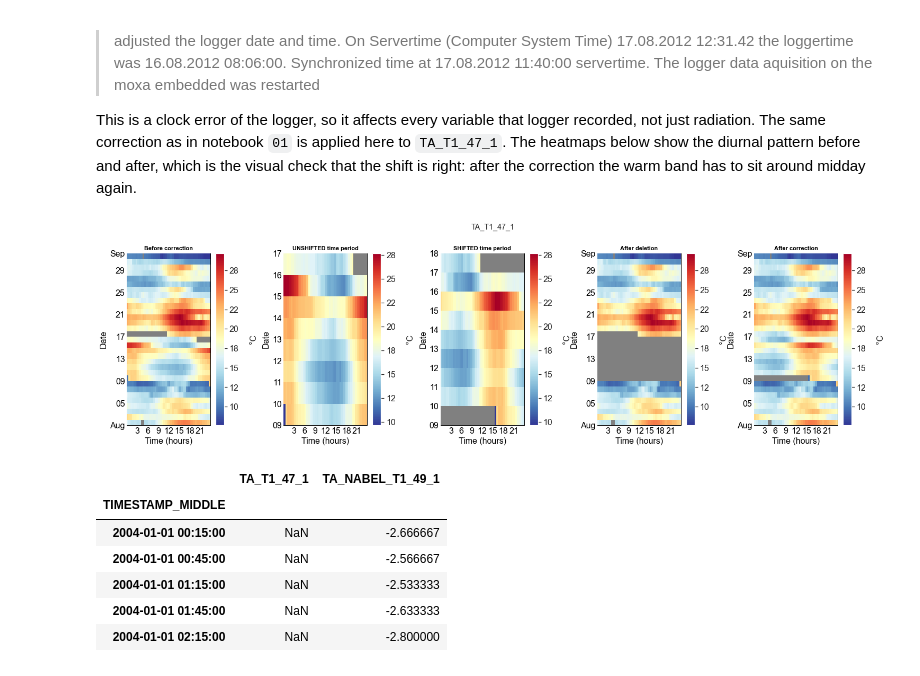
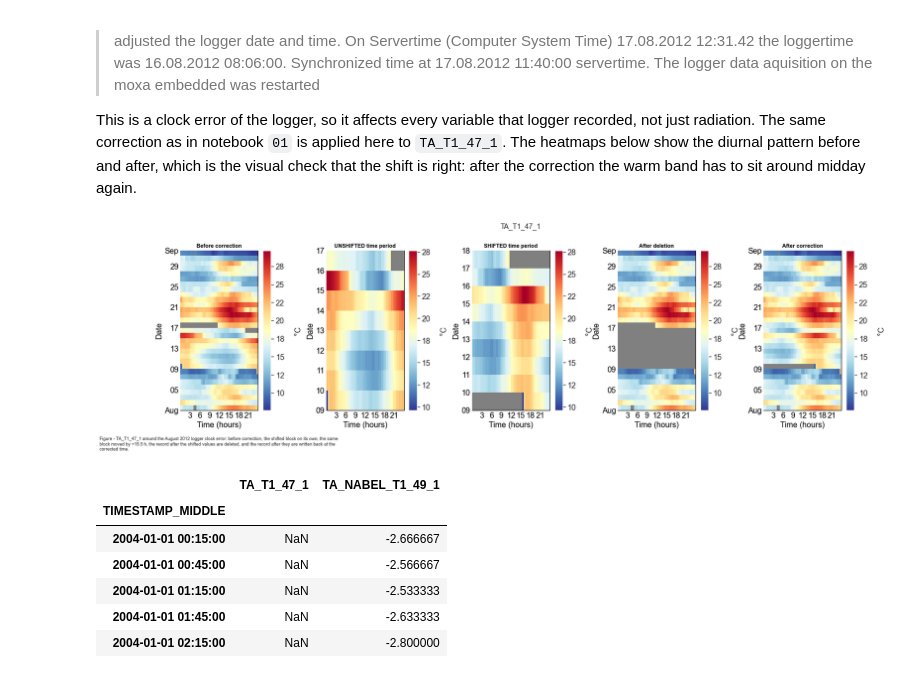
Before and after one commit to holukas/dataset_ch-lae_flux_product, a Jupyter notebook: workflow/10_METEO/30_PRODUCTS/02_METEO_TA_2004-2025.ipynb, the cells around one changed output. Saved outputs shown, nothing was run; the diff lists cells and outputs as text; code cells hidden in the pictures.

```diff
--- a/workflow/10_METEO/30_PRODUCTS/02_METEO_TA_2004-2025.ipynb
+++ b/workflow/10_METEO/30_PRODUCTS/02_METEO_TA_2004-2025.ipynb
@@ -163,3 +184,34 @@ diive version: v0.91.0
+# %%
+# Captions. Every table and every figure in this notebook carries one, so that a reader meeting a
+# number in the rendered page can tell what it is without reading the code that produced it.
+def tabcap(text, width=100):
+    """Print a table caption, above the table it belongs to."""
+    print(textwrap.fill(f"Table - {text}", width) + "\n")
+
+
+def figcap(fig, text, width=125):
+    """Place a caption under a figure. Call after the last axes of that figure is drawn.
+
+    A figure with a layout engine makes room for a caption itself. The heatmaps diive builds have
+    no engine, and a caption placed in one lands on top of the tick labels; for those the figure
+    is extended downwards and every axes moved up by the same amount, so the drawing keeps its
+    size and position and the caption gets a free strip below it.
+    """
+    width = min(width, max(40, int(14.5 * fig.get_size_inches()[0])))
+    caption = textwrap.fill(f"Figure - {text}", width)
+    if fig.get_layout_engine() is not None:
+        fig.supxlabel(caption, fontsize=9, ha='left', x=0.005)
+        return
+    lines = len(caption.splitlines())
+    extra = 0.17 * lines + 0.12          # inches; one caption line is about 0.17 in at fontsize 9
+    width_in, height_in = fig.get_size_inches()
+    fig.set_size_inches(width_in, height_in + extra)
+    keep = height_in / (height_in + extra)
+    offset = extra / (height_in + extra)
+    for ax in fig.axes:
+        pos = ax.get_position()
+        ax.set_position([pos.x0, offset + pos.y0 * keep, pos.width, pos.height * keep])
+    fig.text(0.005, 0.01, caption, fontsize=9, ha='left', va='bottom')
 # %%
 # Result flags used in this notebook.
 # 0/1/2 are the standard diive gap-filling flags (see GapFillingResult). 4 is added by the
@@ -481,34 +536,38 @@ for av in AFFECTED_VARS:
     _series_corrected = _df.loc[_show_locs, av].copy()
     # Identify shifted time period
     ISSUE_START = '2012-08-09 00:00'
     ISSUE_END = '2012-08-17 00:00'
     _shifted_locs = (_df.index >= ISSUE_START) & (_df.index <= ISSUE_END)
     _series_shifted = _df.loc[_shifted_locs, av].copy()
     _series_shifted = _series_shifted.dropna()
     dv.plotting.HeatmapDateTime(series=_series_shifted).plot(
         ax=ax_unshifted, cb_digits_after_comma=0, zlabel='°C',
         format_style=dv.plotting.FormatStyle(title="UNSHIFTED time period", title_fontsize=11))
 
     # Shift by 15.5 hours during shifted time period, create corrected time series
     _series_shifted.index = _series_shifted.index + pd.Timedelta(hours=15.5)
     dv.plotting.HeatmapDateTime(series=_series_shifted).plot(
         ax=ax_shifted, cb_digits_after_comma=0, zlabel='°C',
         format_style=dv.plotting.FormatStyle(title="SHIFTED time period", title_fontsize=11))
 
     # Delete data between start of issue and the last timestamp of shifted data
     _overwrite_locs = (_df.index >= ISSUE_START) & (_df.index <= _series_shifted.index[-1])
     _df.loc[_overwrite_locs, av] = np.nan
     dv.plotting.HeatmapDateTime(series=_df.loc[_show_locs, av]).plot(
         ax=ax_after, cb_digits_after_comma=0, zlabel='°C',
         format_style=dv.plotting.FormatStyle(title="After deletion", title_fontsize=11))
 
     # Fill in corrected values
     _df.loc[_overwrite_locs, av] = _series_shifted
     dv.plotting.HeatmapDateTime(series=_df.loc[_show_locs, av]).plot(
         ax=ax_corrected, cb_digits_after_comma=0, zlabel='°C',
         format_style=dv.plotting.FormatStyle(title="After correction", title_fontsize=11))
+    figcap(fig, f"{av} around the August 2012 logger clock error: before correction, the shifted "
+                f"block on its own, the same block moved by +15.5 h, the record after the shifted "
+                f"values are deleted, and the record after they are written back at the corrected "
+                f"time.")
 # %% [output]
-[figure, old version]
+[figure, new version]
 # %%
 ta_2004_2025 = _df.copy()
 ta_2004_2025
```
Also changed, not shown: parts of 58 cells of this notebook.
